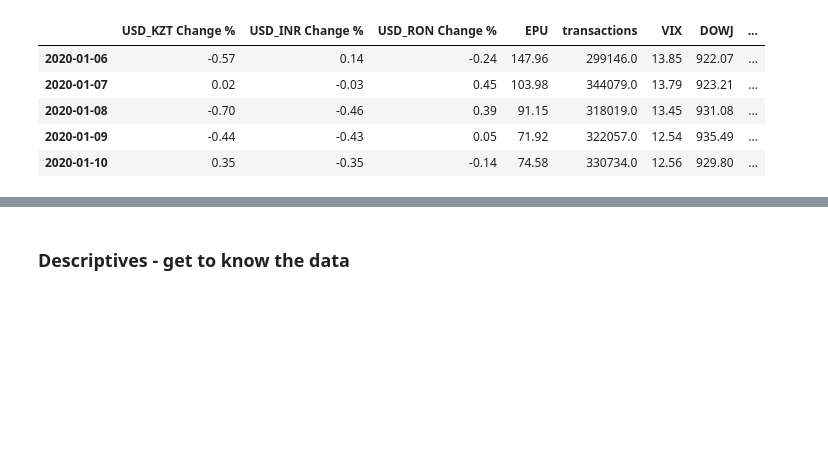
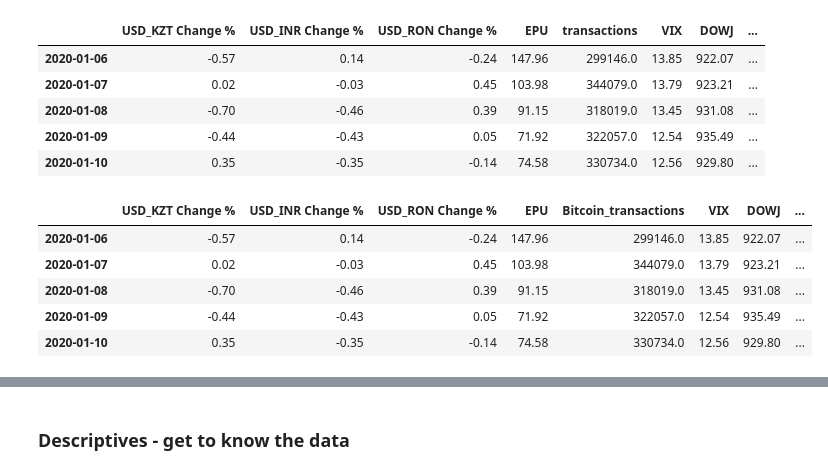
Before and after one commit to Nsmid/Research-project-Fintech-BTC_PRICES, a Jupyter notebook: research_project.ipynb, the cells around one changed output, grey strips where cells are left out. Cells and saved outputs as stored; diff of their text form; code cells hidden in the pictures; blank space fills up the shorter version.

```diff
--- a/research_project.ipynb
+++ b/research_project.ipynb
@@ -637,0 +653,9 @@ df_raw.head() #not rally sure why raw data has 4 less observations than the data
+# %%
+df_raw_graph.head()
+# %% [output]
+|  | USD_KZT Change % | USD_INR Change % | USD_RON Change % | EPU | Bitcoin_transactions | VIX | DOWJ | ... |
+| 2020-01-06 | -0.57 | 0.14 | -0.24 | 147.96 | 299146.0 | 13.85 | 922.07 | ... |
+| 2020-01-07 | 0.02 | -0.03 | 0.45 | 103.98 | 344079.0 | 13.79 | 923.21 | ... |
+| 2020-01-08 | -0.70 | -0.46 | 0.39 | 91.15 | 318019.0 | 13.45 | 931.08 | ... |
+| 2020-01-09 | -0.44 | -0.43 | 0.05 | 71.92 | 322057.0 | 12.54 | 935.49 | ... |
+| 2020-01-10 | 0.35 | -0.35 | -0.14 | 74.58 | 330734.0 | 12.56 | 929.80 | ... |
```
Also changed, not shown: parts of 43 cells of this notebook.
